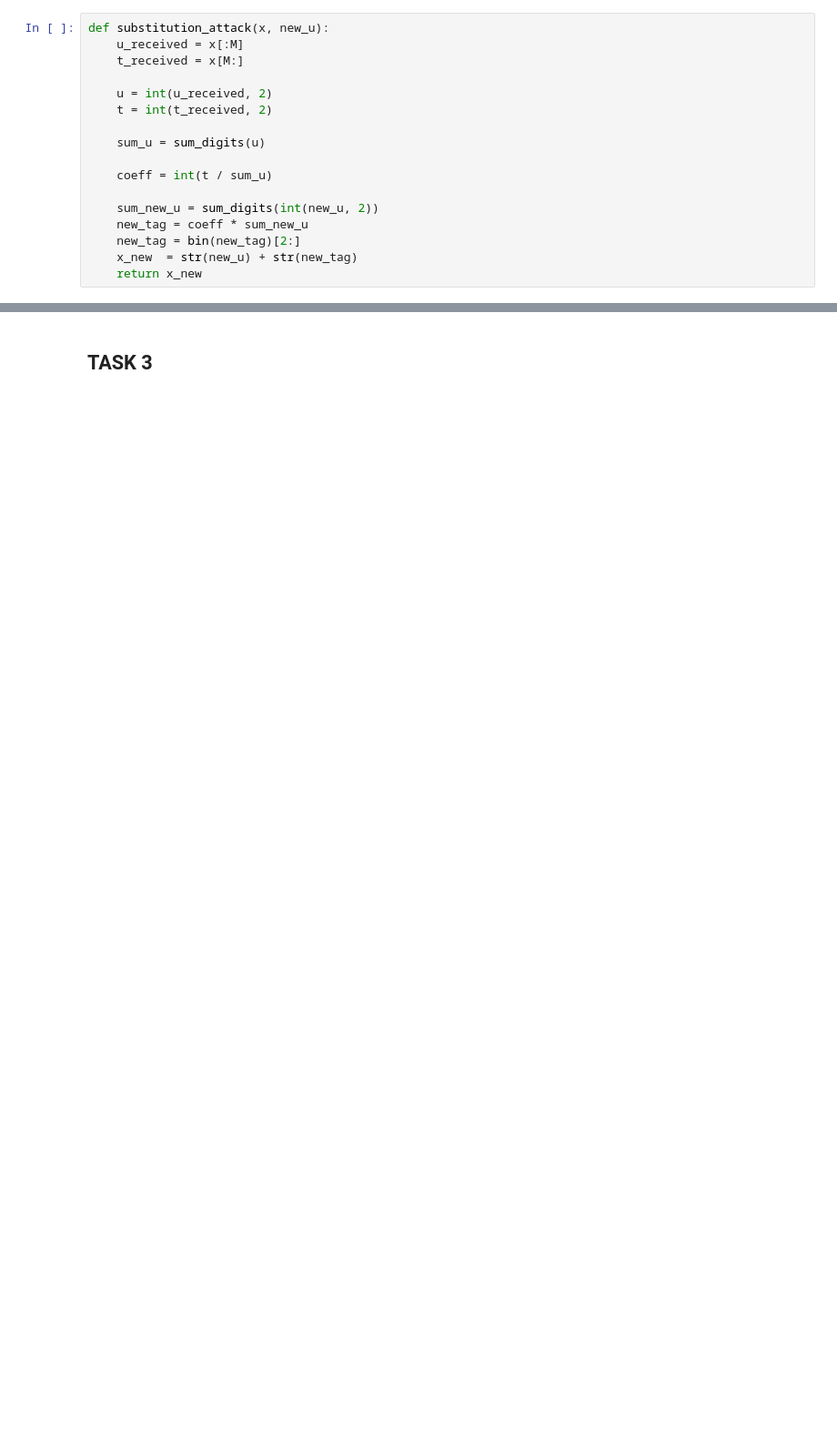
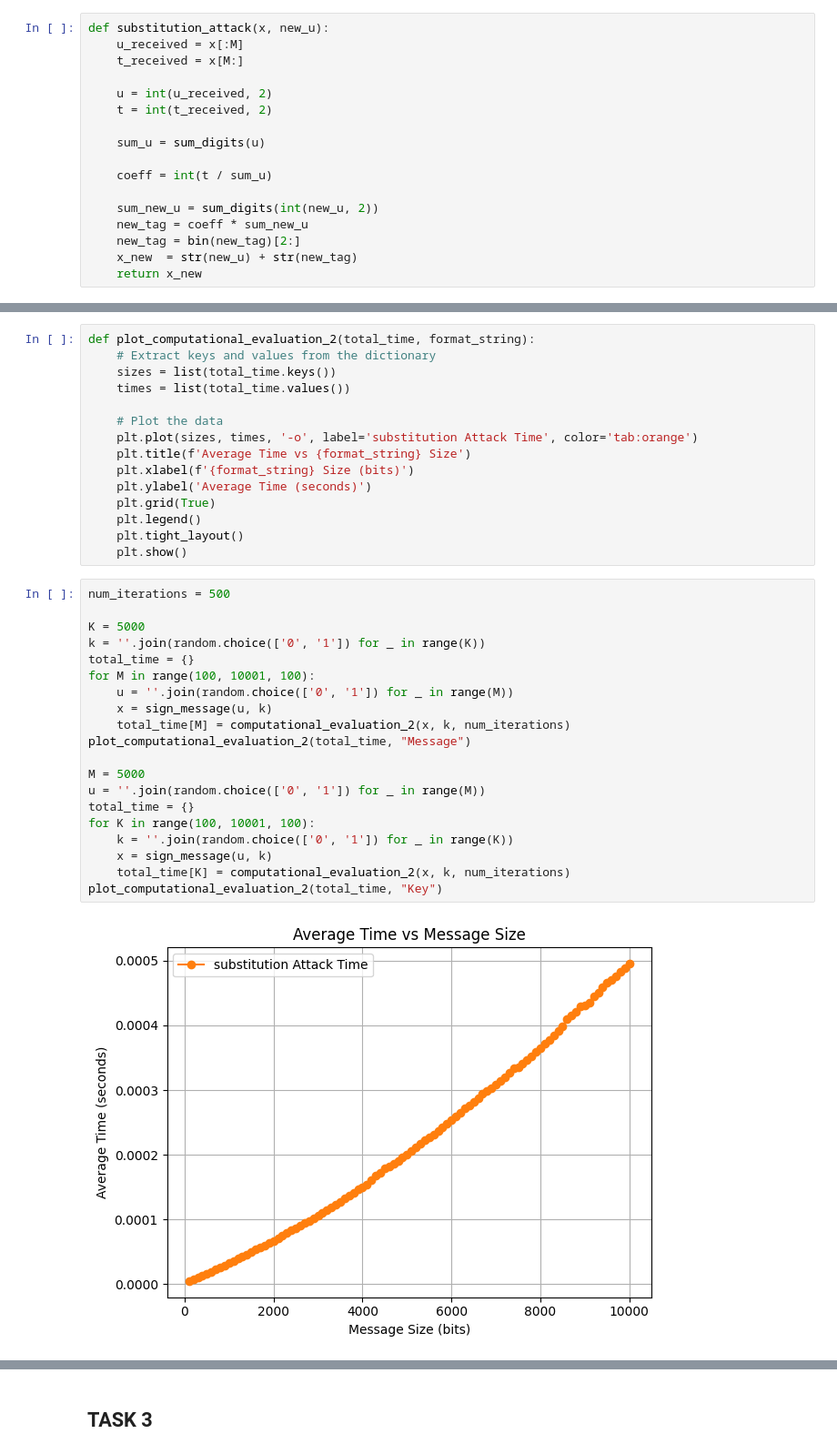
Before and after one commit to cibecs/lab-infosec, a Jupyter notebook: lab3/Lab3_info_sec.ipynb, the cells around one changed output, grey strips where cells are left out. Shown: that part at 91% size. Drawn from its saved outputs; the diff is of its cells as text; blank space fills up the shorter version.

```diff
--- a/lab3/Lab3_info_sec.ipynb
+++ b/lab3/Lab3_info_sec.ipynb
@@ -179,0 +197,37 @@ b: 0 (0 -> correct, 1 -> incorrect)
+# %%
+def plot_computational_evaluation_2(total_time, format_string):
+    # Extract keys and values from the dictionary
+    sizes = list(total_time.keys())
+    times = list(total_time.values())
+
+    # Plot the data
+    plt.plot(sizes, times, '-o', label='substitution Attack Time', color='tab:orange')
+    plt.title(f'Average Time vs {format_string} Size')
+    plt.xlabel(f'{format_string} Size (bits)')
+    plt.ylabel('Average Time (seconds)')
+    plt.grid(True)
+    plt.legend()
+    plt.tight_layout()
+    plt.show()
+# %%
+num_iterations = 500
+
+K = 5000
+k = ''.join(random.choice(['0', '1']) for _ in range(K))
+total_time = {}
+for M in range(100, 10001, 100):
+    u = ''.join(random.choice(['0', '1']) for _ in range(M))
+    x = sign_message(u, k)
+    total_time[M] = computational_evaluation_2(x, k, num_iterations)
+plot_computational_evaluation_2(total_time, "Message")
+
+M = 5000
+u = ''.join(random.choice(['0', '1']) for _ in range(M))
+total_time = {}
+for K in range(100, 10001, 100):
+    k = ''.join(random.choice(['0', '1']) for _ in range(K))
+    x = sign_message(u, k)
+    total_time[K] = computational_evaluation_2(x, k, num_iterations)
+plot_computational_evaluation_2(total_time, "Key")
+# %% [output]
+[figure, added]
```
Also changed, not shown: parts of 11 cells of this notebook.
